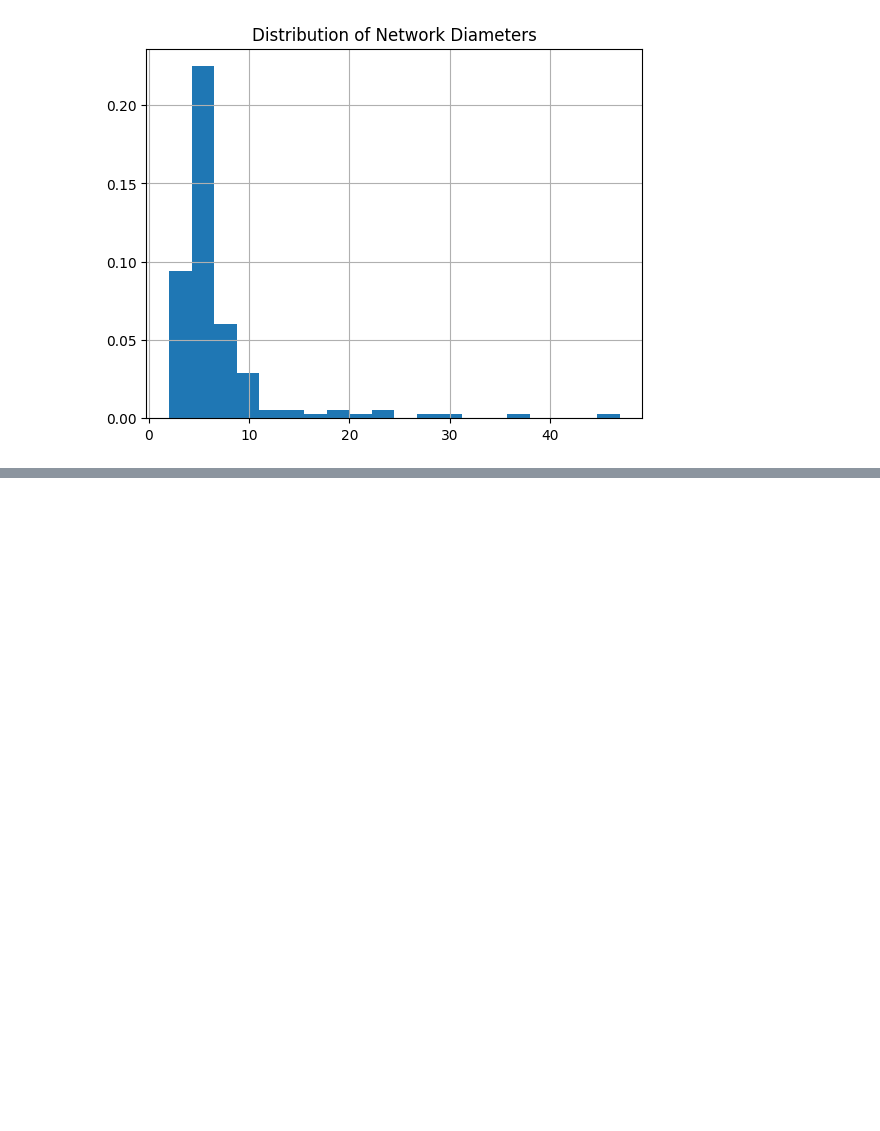
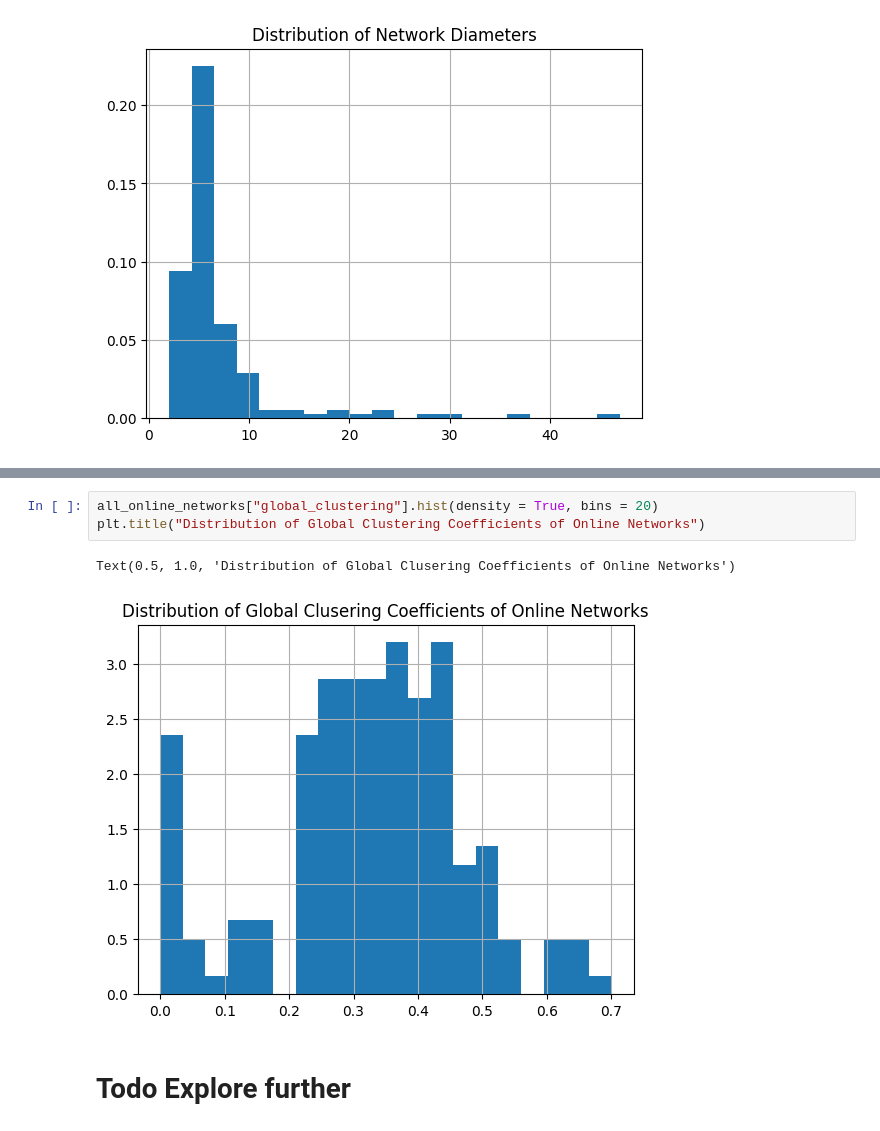
Before and after one commit to alenfrey/uzh-network-science-project, a Jupyter notebook: code/explore_network_properties.ipynb, the cells around one changed output, grey strips where cells are left out. Cells and saved outputs as stored; diff of their text form; blank space fills up the shorter version.

```diff
--- a/code/explore_network_properties.ipynb
+++ b/code/explore_network_properties.ipynb
@@ -50,0 +64,8 @@ Text(0.5, 1.0, 'Distribution of Network Diameters')
+# %%
+all_online_networks["global_clustering"].hist(density = True, bins = 20)
+plt.title("Distribution of Global Clustering Coefficients of Online Networks")
+# %% [output]
+Text(0.5, 1.0, 'Distribution of Global Clusering Coefficients of Online Networks')
+[figure, added]
+# %% [markdown]
+# **Todo** Explore further
```
Also changed, not shown: parts of 9 cells of this notebook, 2 other files.
